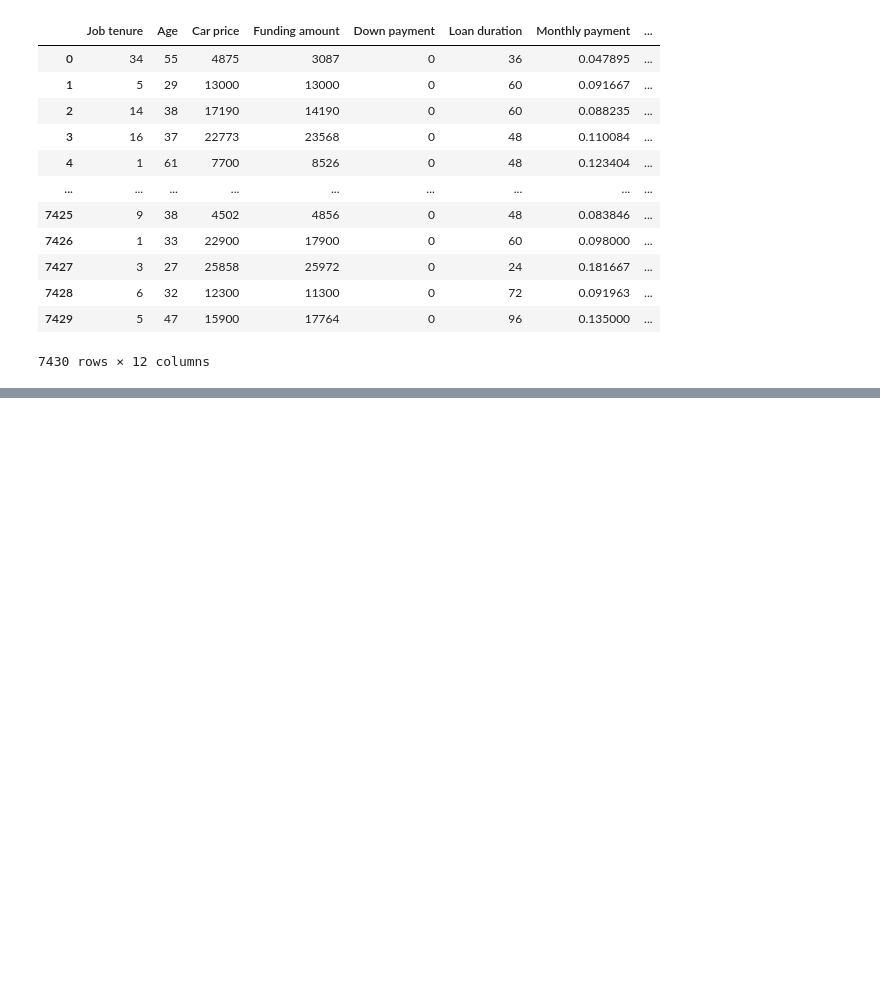
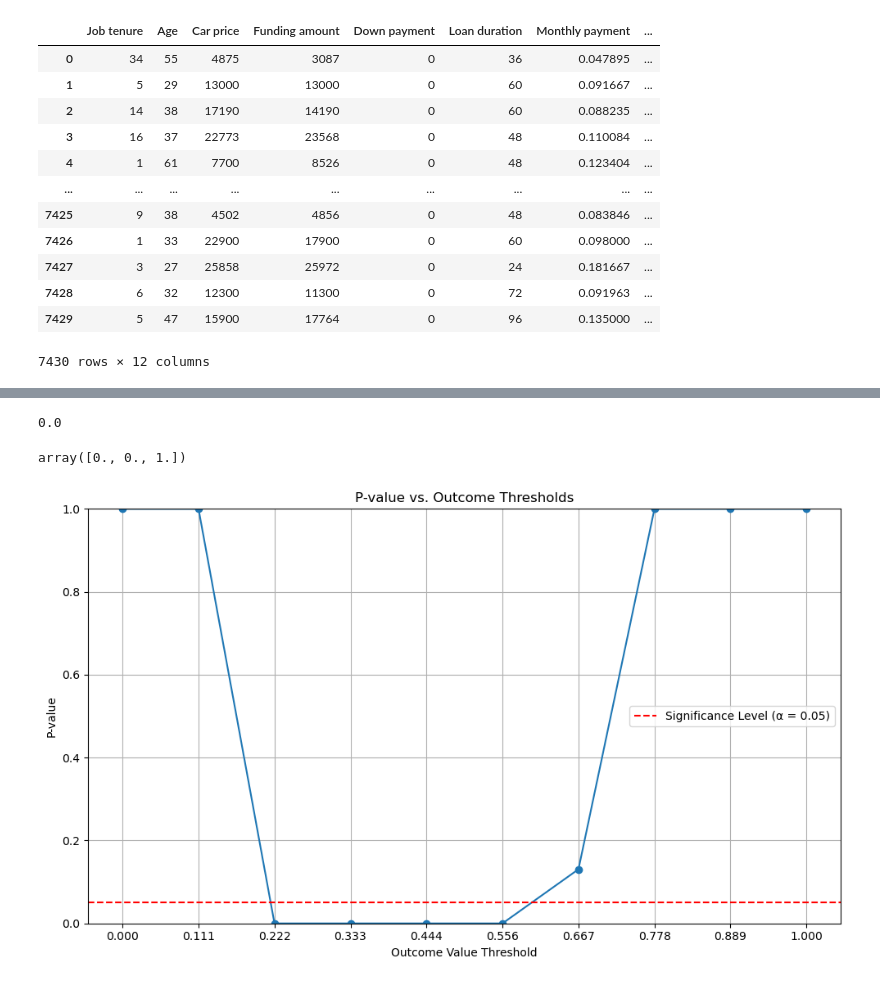
Before and after one commit to julescrevola/interpret_fair, a Jupyter notebook: notebooks/own_model.ipynb, the cells around one changed output, grey strips where cells are left out. Saved outputs shown, nothing was run; the diff lists cells and outputs as text; code cells hidden in the pictures; blank space fills up the shorter version.

```diff
--- a/notebooks/own_model.ipynb
+++ b/notebooks/own_model.ipynb
@@ -165,0 +175,14 @@ Performance Metrics:  0.787
+# %%
+from src.statistical_parity_test import test_statistical_parity, calculate_p_values, draw_fpdp
+
+test_statistical_parity(df["Group"], df_total["y_hat"])
+# %% [output]
+0.0
+# %%
+calculate_p_values(df["Group"], df_total["pred_default"], [0.3, 0.5, 0.7])
+# %% [output]
+array([0., 0., 1.])
+# %%
+draw_fpdp(df["Group"], df_total["pred_default"])
+# %% [output]
+[figure, added]
```
Also changed, not shown: parts of 8 cells of this notebook, 2 other files.
